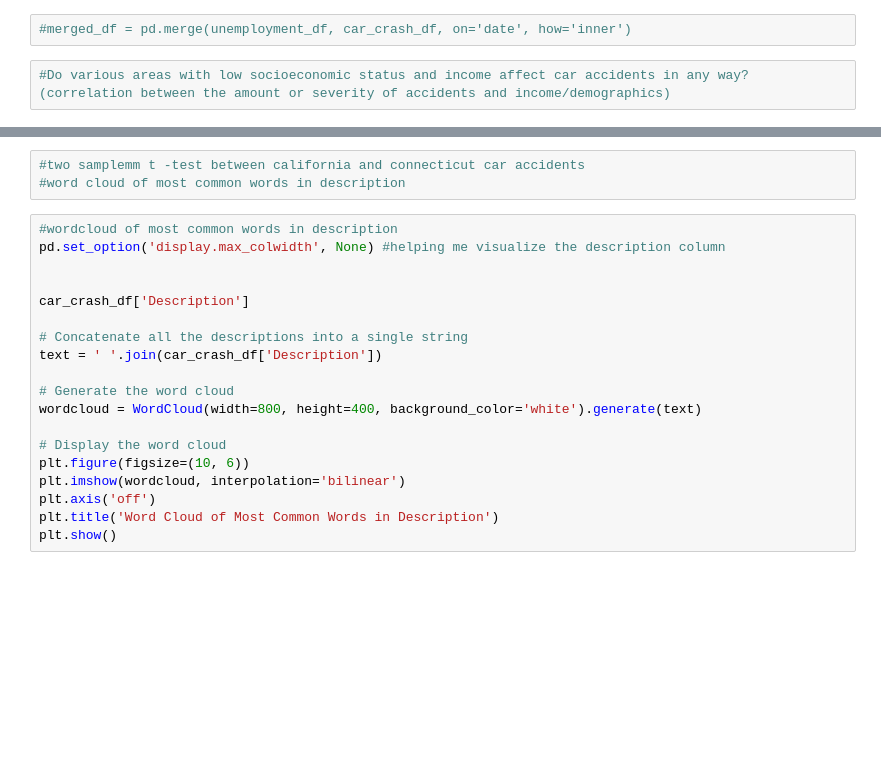
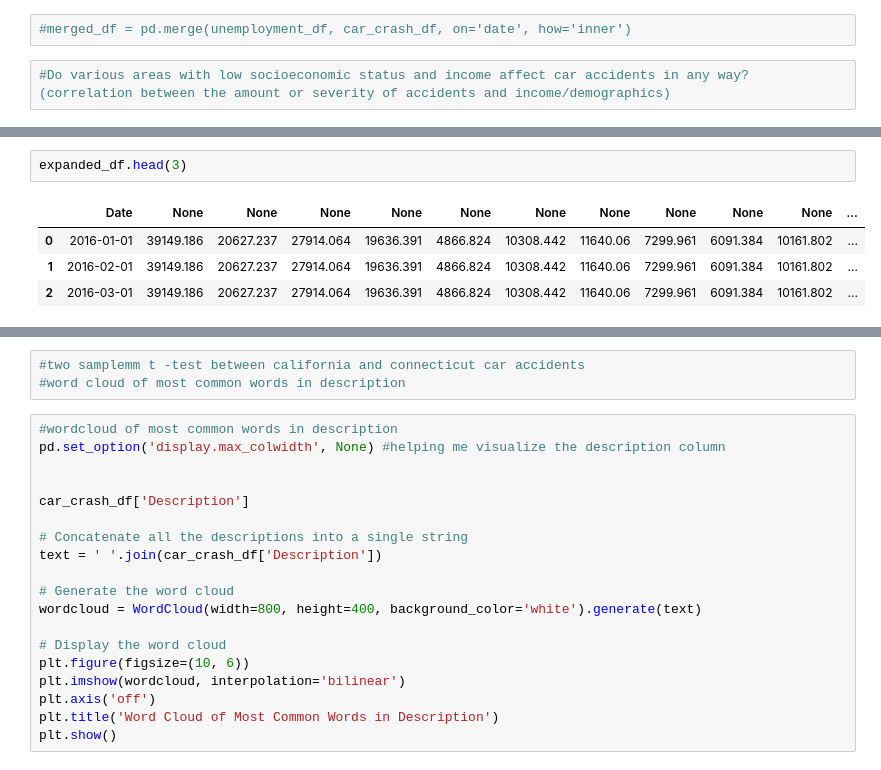
Before and after one commit to MatthewKolotylo/Car-Crash-Analytics-, a Jupyter notebook: Project Master Copy.ipynb, the cells around one changed output, grey strips where cells are left out. Drawn from its saved outputs; the diff is of its cells as text; blank space fills up the shorter version.

```diff
--- a/Project Master Copy.ipynb
+++ b/Project Master Copy.ipynb
@@ -887,0 +935,7 @@ states_mhhi_df
+# %%
+expanded_df.head(3)
+# %% [output]
+|  | Date | None | None | None | None | None | None | None | None | None | None | ... |
+| 0 | 2016-01-01 | 39149.186 | 20627.237 | 27914.064 | 19636.391 | 4866.824 | 10308.442 | 11640.06 | 7299.961 | 6091.384 | 10161.802 | ... |
+| 1 | 2016-02-01 | 39149.186 | 20627.237 | 27914.064 | 19636.391 | 4866.824 | 10308.442 | 11640.06 | 7299.961 | 6091.384 | 10161.802 | ... |
+| 2 | 2016-03-01 | 39149.186 | 20627.237 | 27914.064 | 19636.391 | 4866.824 | 10308.442 | 11640.06 | 7299.961 | 6091.384 | 10161.802 | ... |
```
Also changed, not shown: parts of 17 cells of this notebook.
